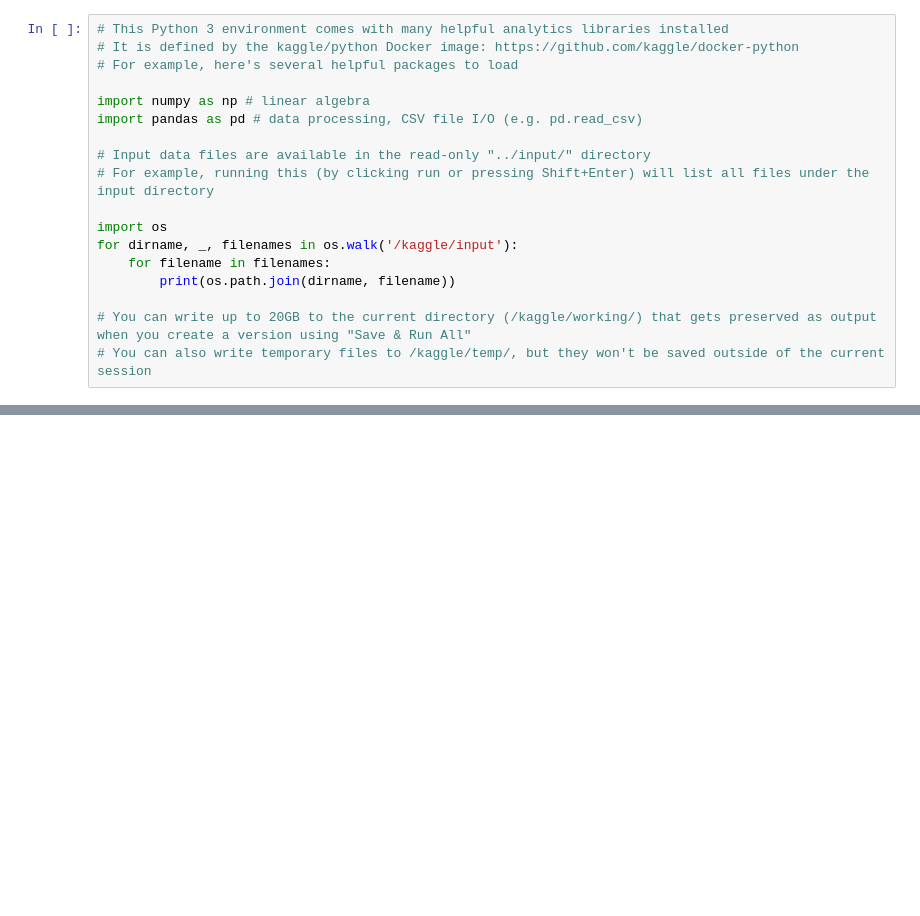
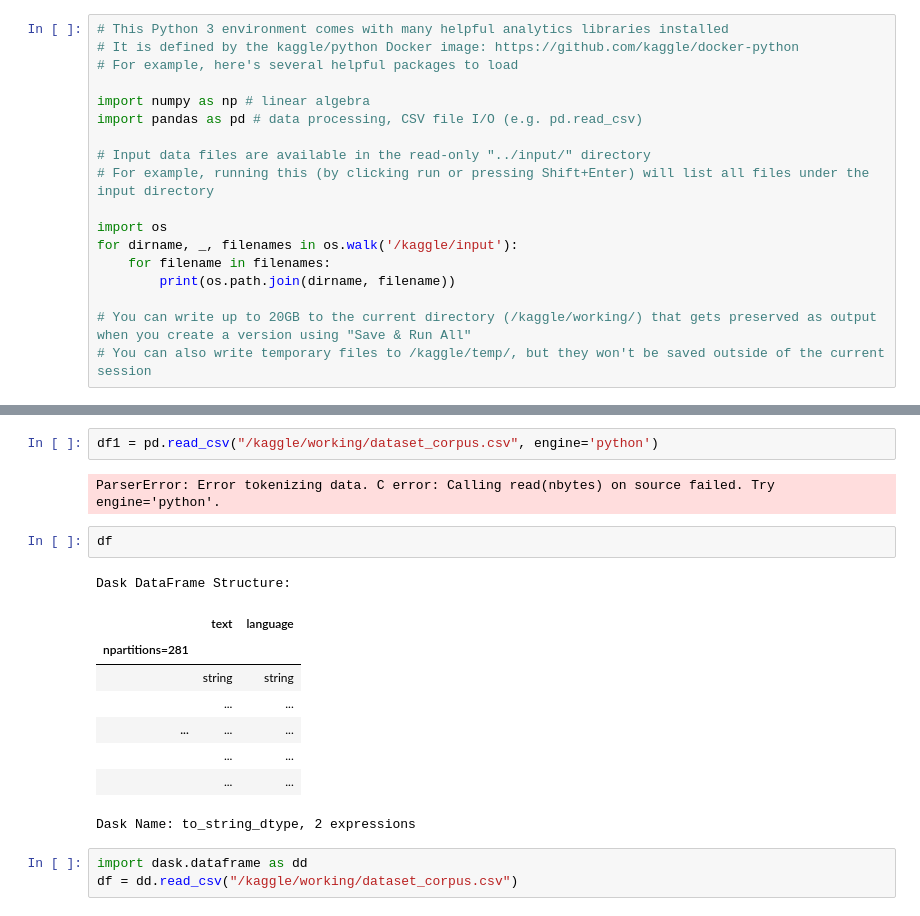
Before and after one commit to nisaral/nlp_practiceground, a Jupyter notebook: indic-data-corpus.ipynb, the cells around one changed output, grey strips where cells are left out. Cells and saved outputs as stored; diff of their text form; blank space fills up the shorter version.

```diff
--- a/indic-data-corpus.ipynb
+++ b/indic-data-corpus.ipynb
@@ -236,0 +994,19 @@ Error: need to escape, but no escapechar set
+# %%
+df1 = pd.read_csv("/kaggle/working/dataset_corpus.csv", engine='python')
+# %% [output]
+ParserError: Error tokenizing data. C error: Calling read(nbytes) on source failed. Try engine='python'.
+# %%
+df
+# %% [output]
+Dask DataFrame Structure:
+|  | text | language |
+| npartitions=281 |  |  |
+|  | string | string |
+|  | ... | ... |
+| ... | ... | ... |
+|  | ... | ... |
+|  | ... | ... |
+Dask Name: to_string_dtype, 2 expressions
+# %%
+import dask.dataframe as dd
+df = dd.read_csv("/kaggle/working/dataset_corpus.csv")
```
Also changed, not shown: parts of 16 cells of this notebook.
